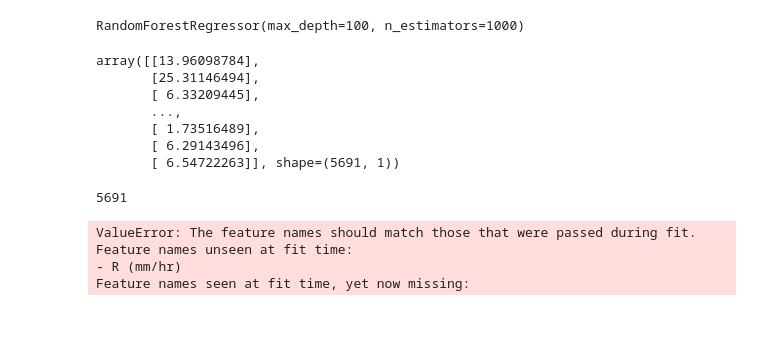
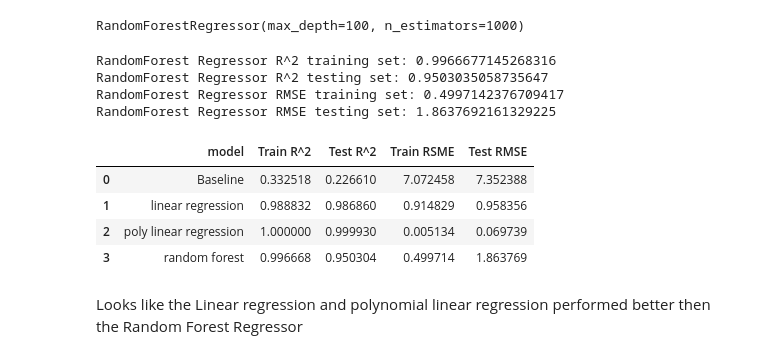
Before and after one commit to swnesbitt/ATMS-523-Module-5, a Jupyter notebook: homework/M05_Trierweiler_HW.ipynb, the cells around one changed output. Drawn from its saved outputs; the diff is of its cells as text; code cells hidden in the pictures; blank space fills up the shorter version.

```diff
--- a/homework/M05_Trierweiler_HW.ipynb
+++ b/homework/M05_Trierweiler_HW.ipynb
@@ -222,0 +165,12 @@ Rain Rate from 8th degree polynomial regression RMSE: 0.03843947803815054
+# %%
+y_pred_train_poly = poly_model.predict(X1)
+y_pred_test_poly = poly_model.predict(X2)
+# %%
+pr_r2_train = r2_score(y1, y_pred_train_poly)
+pr_r2_test = r2_score(y2, y_pred_test_poly)
+pr_rmse_train = root_mean_squared_error(y1, y_pred_train_poly)
+pr_rmse_test = root_mean_squared_error(y2, y_pred_test_poly)
+print("Polynomial linear regression R^2 training set: {}".format(pr_r2_train))
+print("polynomial linear regression R^2 testing set: {}".format(pr_r2_test))
+print("polynomial linear regression RMSE training set: {}".format(pr_rmse_train))
+print("polynomial linear regression RMSE testing set: {}".format(pr_rmse_test))
@@ -251,25 +211,34 @@ model_rf.fit(X1,y1)
 # %% [output]
 RandomForestRegressor(max_depth=100, n_estimators=1000)
 # %%
-rf_pred = model_rf.predict(X2)
+rf_pred_train = model_rf.predict(X1)
+rf_pred_test = model_rf.predict(X2)
 # %%
-y_pred
+tr_r2_train = r2_score(y1, rf_pred_train)
+tr_r2_test = r2_score(y2, rf_pred_test)
+tr_rmse_train = root_mean_squared_error(y1, rf_pred_train)
+tr_rmse_test = root_mean_squared_error(y2, rf_pred_test)
+print("RandomForest Regressor R^2 training set: {}".format(tr_r2_train))
+print("RandomForest Regressor R^2 testing set: {}".format(tr_r2_test))
+print("RandomForest Regressor RMSE training set: {}".format(tr_rmse_train))
+print("RandomForest Regressor RMSE testing set: {}".format(tr_rmse_test))
 # %% [output]
-array([[13.96098784],
-       [25.31146494],
-       [ 6.33209445],
-       ...,
-       [ 1.73516489],
-       [ 6.29143496],
-       [ 6.54722263]], shape=(5691, 1))
+RandomForest Regressor R^2 training set: 0.9966677145268316
+RandomForest Regressor R^2 testing set: 0.9503035058735647
+RandomForest Regressor RMSE training set: 0.4997142376709417
+RandomForest Regressor RMSE testing set: 1.8637692161329225
-# %%
-len(rf_pred)
-# %% [output]
-5691
-# %%
-model_rf.score(y2,rf_pred)
-# %% [output]
-ValueError: The feature names should match those that were passed during fit.
-Feature names unseen at fit time:
-- R (mm/hr)
-Feature names seen at fit time, yet now missing:
+# %%
+out_dict = {'model': ['Baseline', 'linear regression','poly linear regression', 'random forest'],
+            'Train R^2': [br_r2_train,lr_r2_train,pr_r2_train,tr_r2_train],
+            'Test R^2': [br_r2_test,lr_r2_test,pr_r2_test,tr_r2_test],
+            'Train RSME': [br_rmse_train,lr_rmse_train, pr_rmse_train,tr_rmse_train],
+            'Test RMSE': [br_rmse_test,lr_rmse_test, pr_rmse_test,tr_rmse_test]}
+pd.DataFrame(out_dict)
+# %% [output]
+|  | model | Train R^2 | Test R^2 | Train RSME | Test RMSE |
+| 0 | Baseline | 0.332518 | 0.226610 | 7.072458 | 7.352388 |
+| 1 | linear regression | 0.988832 | 0.986860 | 0.914829 | 0.958356 |
+| 2 | poly linear regression | 1.000000 | 0.999930 | 0.005134 | 0.069739 |
+| 3 | random forest | 0.996668 | 0.950304 | 0.499714 | 1.863769 |
+# %% [markdown]
+Looks like the Linear regression and polynomial linear regression performed better then the Random Forest Regressor
```
Also changed, not shown: parts of 18 cells of this notebook.
